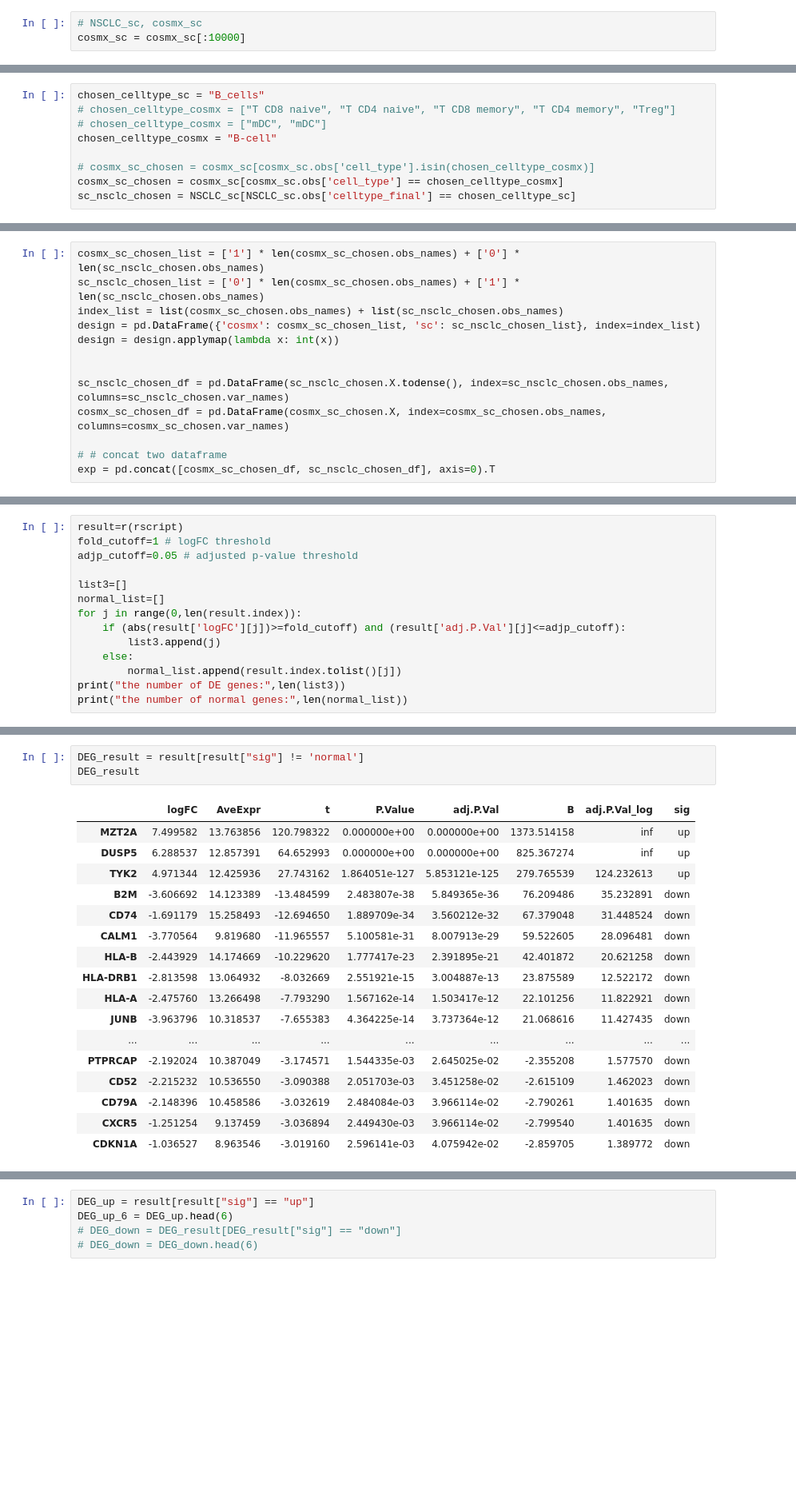
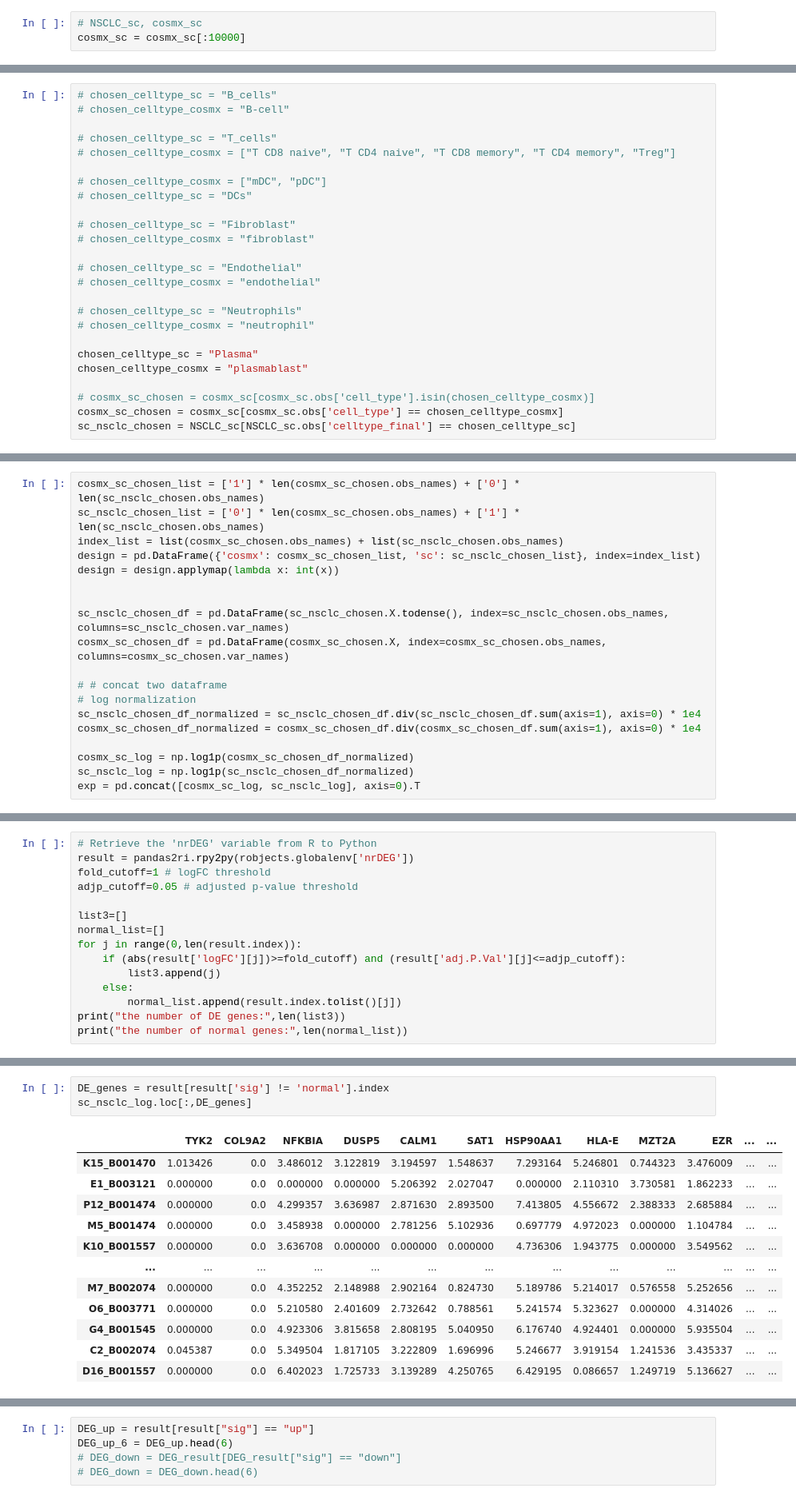
Before and after one commit to OmicsML/SpatialCTD, a Jupyter notebook: DE_analysis/DE_exp1.ipynb, the cells around one changed output, grey strips where cells are left out. Shown at 80% size. Drawn from its saved outputs; the diff is of its cells as text; blank space fills up the shorter version.

```diff
--- a/DE_analysis/DE_exp1.ipynb
+++ b/DE_analysis/DE_exp1.ipynb
@@ -72,8 +75,24 @@ Name: celltype_final, dtype: int64
 # %%
-chosen_celltype_sc = "B_cells"
+# chosen_celltype_sc = "B_cells"
+# chosen_celltype_cosmx = "B-cell"
+
+# chosen_celltype_sc = "T_cells"
 # chosen_celltype_cosmx = ["T CD8 naive", "T CD4 naive", "T CD8 memory", "T CD4 memory", "Treg"]
-# chosen_celltype_cosmx = ["mDC", "mDC"]
-chosen_celltype_cosmx = "B-cell"
+
+# chosen_celltype_cosmx = ["mDC", "pDC"]
+# chosen_celltype_sc = "DCs"
+
+# chosen_celltype_sc = "Fibroblast"
+# chosen_celltype_cosmx = "fibroblast"
+
+# chosen_celltype_sc = "Endothelial"
+# chosen_celltype_cosmx = "endothelial"
+
+# chosen_celltype_sc = "Neutrophils"
+# chosen_celltype_cosmx = "neutrophil"
+
+chosen_celltype_sc = "Plasma"
+chosen_celltype_cosmx = "plasmablast"
 
 # cosmx_sc_chosen = cosmx_sc[cosmx_sc.obs['cell_type'].isin(chosen_celltype_cosmx)]
 cosmx_sc_chosen = cosmx_sc[cosmx_sc.obs['cell_type'] == chosen_celltype_cosmx]
@@ -117,7 +136,13 @@ sc_nsclc_chosen_df = pd.DataFrame(sc_nsclc_chosen.X.todense(), index=sc_nsclc_ch
 cosmx_sc_chosen_df = pd.DataFrame(cosmx_sc_chosen.X, index=cosmx_sc_chosen.obs_names, columns=cosmx_sc_chosen.var_names)
 
 # # concat two dataframe
-exp = pd.concat([cosmx_sc_chosen_df, sc_nsclc_chosen_df], axis=0).T
+# log normalization
+sc_nsclc_chosen_df_normalized = sc_nsclc_chosen_df.div(sc_nsclc_chosen_df.sum(axis=1), axis=0) * 1e4
+cosmx_sc_chosen_df_normalized = cosmx_sc_chosen_df.div(cosmx_sc_chosen_df.sum(axis=1), axis=0) * 1e4
+
+cosmx_sc_log = np.log1p(cosmx_sc_chosen_df_normalized)
+sc_nsclc_log = np.log1p(sc_nsclc_chosen_df_normalized)
+exp = pd.concat([cosmx_sc_log, sc_nsclc_log], axis=0).T
 # %%
 limma = importr('limma')
 edgeR = importr('edgeR')
@@ -158,5 +172,6 @@ r(rscript)
 # %%
-result=r(rscript)
+# Retrieve the 'nrDEG' variable from R to Python
+result = pandas2ri.rpy2py(robjects.globalenv['nrDEG'])
 fold_cutoff=1 # logFC threshold
 adjp_cutoff=0.05 # adjusted p-value threshold
 
@@ -221,22 +234,17 @@ result
 942 rows × 8 columns
 # %%
-DEG_result = result[result["sig"] != 'normal']
-DEG_result
+DE_genes = result[result['sig'] != 'normal'].index
+sc_nsclc_log.loc[:,DE_genes]
 # %% [output]
-|  | logFC | AveExpr | t | P.Value | adj.P.Val | B | adj.P.Val_log | sig |
-| MZT2A | 7.499582 | 13.763856 | 120.798322 | 0.000000e+00 | 0.000000e+00 | 1373.514158 | inf | up |
-| DUSP5 | 6.288537 | 12.857391 | 64.652993 | 0.000000e+00 | 0.000000e+00 | 825.367274 | inf | up |
-| TYK2 | 4.971344 | 12.425936 | 27.743162 | 1.864051e-127 | 5.853121e-125 | 279.765539 | 124.232613 | up |
-| B2M | -3.606692 | 14.123389 | -13.484599 | 2.483807e-38 | 5.849365e-36 | 76.209486 | 35.232891 | down |
-| CD74 | -1.691179 | 15.258493 | -12.694650 | 1.889709e-34 | 3.560212e-32 | 67.379048 | 31.448524 | down |
-| CALM1 | -3.770564 | 9.819680 | -11.965557 | 5.100581e-31 | 8.007913e-29 | 59.522605 | 28.096481 | down |
-| HLA-B | -2.443929 | 14.174669 | -10.229620 | 1.777417e-23 | 2.391895e-21 | 42.401872 | 20.621258 | down |
-| HLA-DRB1 | -2.813598 | 13.064932 | -8.032669 | 2.551921e-15 | 3.004887e-13 | 23.875589 | 12.522172 | down |
-| HLA-A | -2.475760 | 13.266498 | -7.793290 | 1.567162e-14 | 1.503417e-12 | 22.101256 | 11.822921 | down |
-| JUNB | -3.963796 | 10.318537 | -7.655383 | 4.364225e-14 | 3.737364e-12 | 21.068616 | 11.427435 | down |
-| ... | ... | ... | ... | ... | ... | ... | ... | ... |
-| PTPRCAP | -2.192024 | 10.387049 | -3.174571 | 1.544335e-03 | 2.645025e-02 | -2.355208 | 1.577570 | down |
-| CD52 | -2.215232 | 10.536550 | -3.090388 | 2.051703e-03 | 3.451258e-02 | -2.615109 | 1.462023 | down |
-| CD79A | -2.148396 | 10.458586 | -3.032619 | 2.484084e-03 | 3.966114e-02 | -2.790261 | 1.401635 | down |
-| CXCR5 | -1.251254 | 9.137459 | -3.036894 | 2.449430e-03 | 3.966114e-02 | -2.799540 | 1.401635 | down |
-| CDKN1A | -1.036527 | 8.963546 | -3.019160 | 2.596141e-03 | 4.075942e-02 | -2.859705 | 1.389772 | down |
+|  | TYK2 | COL9A2 | NFKBIA | DUSP5 | CALM1 | SAT1 | HSP90AA1 | HLA-E | MZT2A | EZR | ... | ... |
+| K15_B001470 | 1.013426 | 0.0 | 3.486012 | 3.122819 | 3.194597 | 1.548637 | 7.293164 | 5.246801 | 0.744323 | 3.476009 | ... | ... |
+| E1_B003121 | 0.000000 | 0.0 | 0.000000 | 0.000000 | 5.206392 | 2.027047 | 0.000000 | 2.110310 | 3.730581 | 1.862233 | ... | ... |
+| P12_B001474 | 0.000000 | 0.0 | 4.299357 | 3.636987 | 2.871630 | 2.893500 | 7.413805 | 4.556672 | 2.388333 | 2.685884 | ... | ... |
+| M5_B001474 | 0.000000 | 0.0 | 3.458938 | 0.000000 | 2.781256 | 5.102936 | 0.697779 | 4.972023 | 0.000000 | 1.104784 | ... | ... |
+| K10_B001557 | 0.000000 | 0.0 | 3.636708 | 0.000000 | 0.000000 | 0.000000 | 4.736306 | 1.943775 | 0.000000 | 3.549562 | ... | ... |
+| ... | ... | ... | ... | ... | ... | ... | ... | ... | ... | ... | ... | ... |
+| M7_B002074 | 0.000000 | 0.0 | 4.352252 | 2.148988 | 2.902164 | 0.824730 | 5.189786 | 5.214017 | 0.576558 | 5.252656 | ... | ... |
+| O6_B003771 | 0.000000 | 0.0 | 5.210580 | 2.401609 | 2.732642 | 0.788561 | 5.241574 | 5.323627 | 0.000000 | 4.314026 | ... | ... |
+| G4_B001545 | 0.000000 | 0.0 | 4.923306 | 3.815658 | 2.808195 | 5.040950 | 6.176740 | 4.924401 | 0.000000 | 5.935504 | ... | ... |
+| C2_B002074 | 0.045387 | 0.0 | 5.349504 | 1.817105 | 3.222809 | 1.696996 | 5.246677 | 3.919154 | 1.241536 | 3.435337 | ... | ... |
+| D16_B001557 | 0.000000 | 0.0 | 6.402023 | 1.725733 | 3.139289 | 4.250765 | 6.429195 | 0.086657 | 1.249719 | 5.136627 | ... | ... |
```
Also changed, not shown: parts of 18 cells of this notebook.
